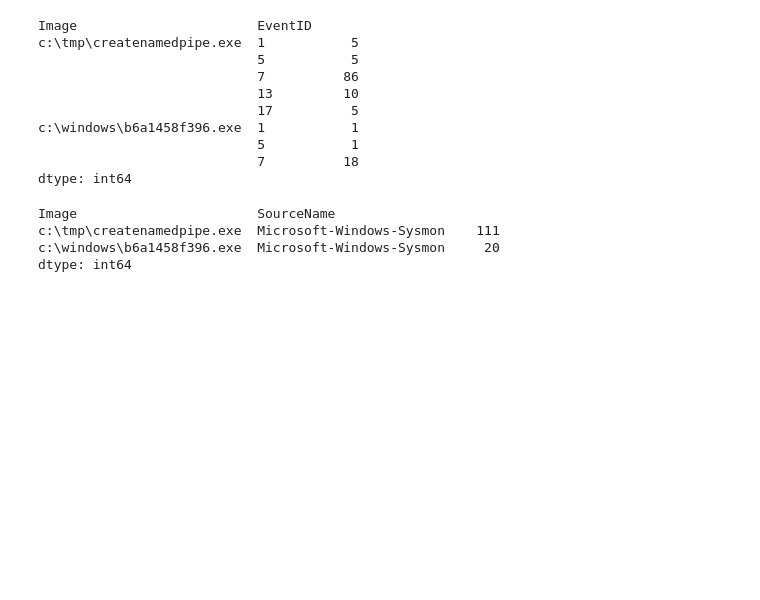
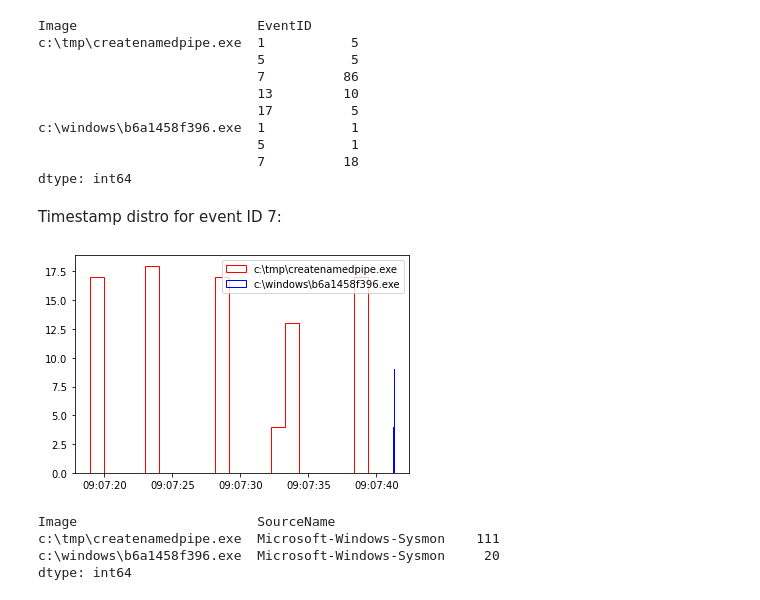
Before and after one commit to samar14641/cyber-ent-extraction, a Jupyter notebook: cobalt_strike_eda.ipynb, the cells around one changed output. Saved outputs shown, nothing was run; the diff lists cells and outputs as text; code cells hidden in the pictures; blank space fills up the shorter version.

```diff
--- a/cobalt_strike_eda.ipynb
+++ b/cobalt_strike_eda.ipynb
@@ -635,6 +635,18 @@ c:\windows\b6a1458f396.exe  1           1
                             5           1
                             7          18
 dtype: int64
+# %% [markdown]
+Timestamp distro for event ID 7:
+# %%
+plt.hist(img_df[(img_df['Image'] == r'c:\tmp\createnamedpipe.exe') & (img_df['EventID'] == 7)]['@timestamp'], bins = 20, histtype = 'step', color = '#ff0000', label = r'c:\tmp\createnamedpipe.exe')
+plt.hist(img_df[(img_df['Image'] == r'c:\windows\b6a1458f396.exe') & (img_df['EventID'] == 7)]['@timestamp'], bins = 5, histtype = 'step', color = '#0000ff', label = r'c:\windows\b6a1458f396.exe')
+# plt.hist(img_df[(img_df['Image'] == r'c:\tmp\createnamedpipe.exe') & (img_df['EventID'] == 7)]['@timestamp'], bins = 20, histtype = 'step', color = '#ff0000')
+# plt.hist(img_df[(img_df['Image'] == r'c:\tmp\createnamedpipe.exe') & (img_df['EventID'] == 7)]['@timestamp'], bins = 20, histtype = 'step', color = '#ff0000')
+plt.legend()
+plt.show()
+plt.close()
+# %% [output]
+[figure, added]
 # %%
 img_df.groupby(['Image', 'SourceName']).size()
 # %% [output]
```
Also changed, not shown: parts of 19 cells of this notebook.
